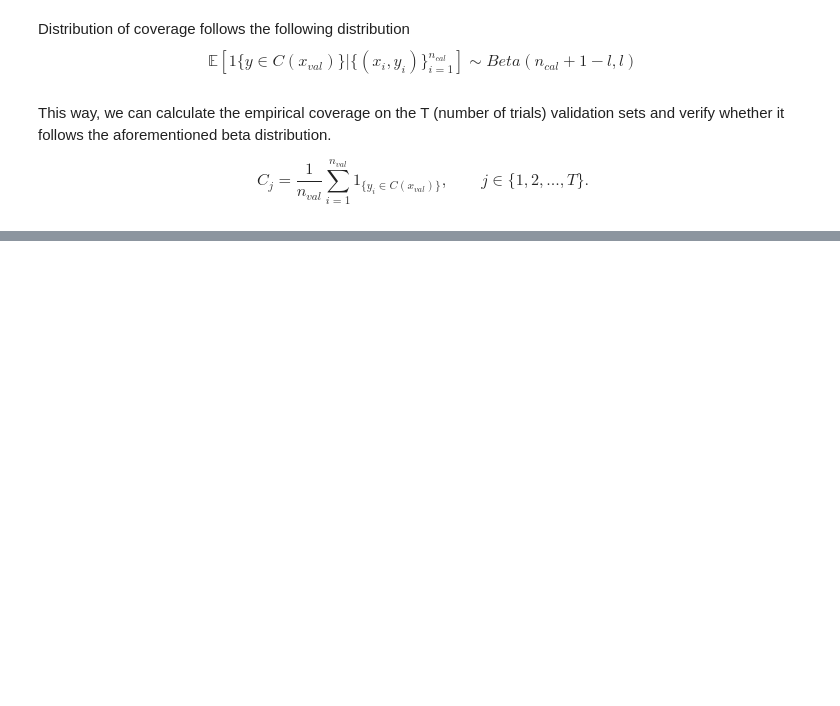
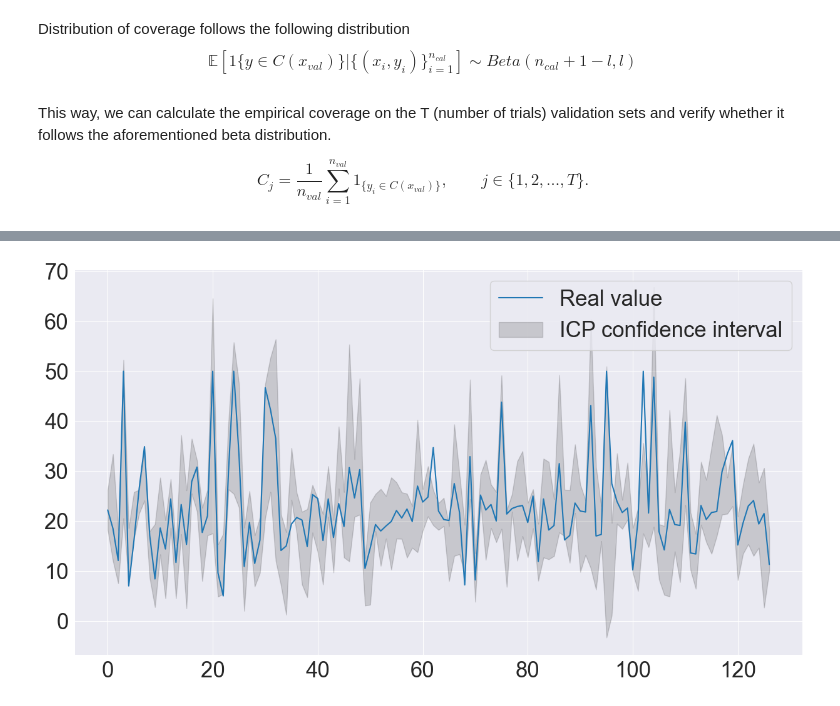
Before and after one commit to mbertani/conformal-prediction, a Jupyter notebook: Inductive Conformal Predictions for Regression.ipynb, the cells around one changed output, grey strips where cells are left out. Cells and saved outputs as stored; diff of their text form; code cells hidden in the pictures; blank space fills up the shorter version.

```diff
--- a/Inductive Conformal Predictions for Regression.ipynb
+++ b/Inductive Conformal Predictions for Regression.ipynb
@@ -238,0 +330,11 @@ plt.show()
+# %%
+# Plotting of the predictions and the confidence intervals calculated by our conformal prediction approach using adaptive intervals
+
+ind = [i for i in range(len(y_val))]
+plt.plot(ind, y_val, label='Real value')
+
+plt.fill_between(ind, lower_bound.squeeze(), upper_bound.squeeze(), color='k', alpha=.15, label='ICP confidence interval')
+plt.legend()
+plt.show()
+# %% [output]
+[figure, added]
```
Also changed, not shown: parts of 30 cells of this notebook.
